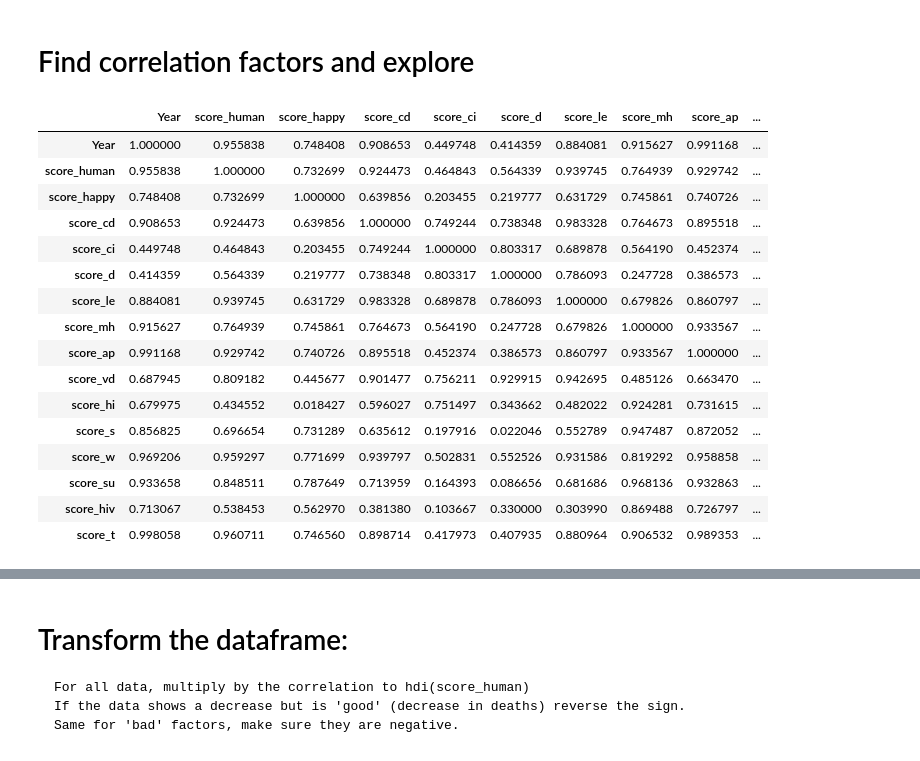
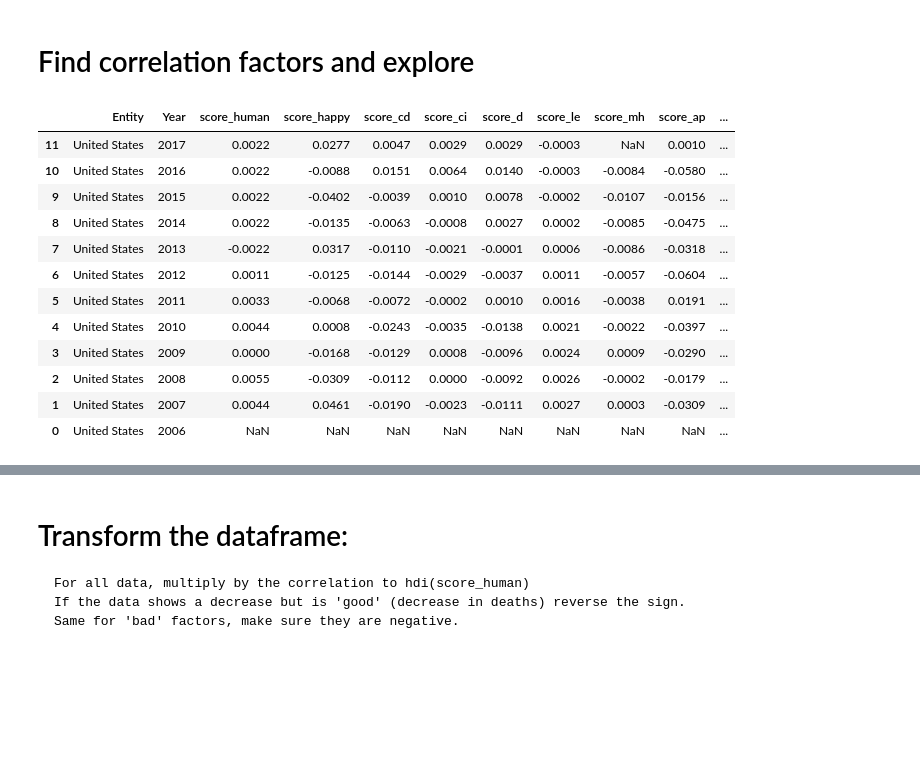
Before and after one commit to brendagutman/USA_Prosperity, a Jupyter notebook: Notebooks/usa_prosperity.ipynb, the cells around one changed output, grey strips where cells are left out. Cells and saved outputs as stored; diff of their text form; code cells hidden in the pictures; blank space fills up the shorter version.

```diff
--- a/Notebooks/usa_prosperity.ipynb
+++ b/Notebooks/usa_prosperity.ipynb
@@ -117,7 +289,9 @@ death_risk_san_clean = death_risk_san_clean[['Entity', 'Year','score_s']]
 # %%
 #filter and clean death by risk factor data - water
 death_risk_clean = death_risk[(death_risk['Code'] == 'USA')&(death_risk['Year'] >= 2006)&(death_risk['Year'] < 2018)]
-death_risk_clean = death_risk_clean.sort_values(['Year'], ascending = (False))
-death_risk_clean.insert(4, 'start_value_w', 399.898736)
+death_risk_clean = death_risk_clean.sort_values(['Year'], ascending = (True))
+#death_risk_clean.insert(4, 'start_value_w', 399.898736)
+death_risk_clean['start_value_w'] = (death_risk_clean['Deaths - Unsafe water source - Sex: Both - Age: All Ages (Number)'].shift(1))
 death_risk_clean['score_w'] = round((death_risk_clean['Deaths - Unsafe water source - Sex: Both - Age: All Ages (Number)'] / death_risk_clean['start_value_w'])-1,4)
 death_risk_clean = death_risk_clean[['Entity', 'Year','score_w']]
+death_risk_clean
@@ -124,7 +312,9 @@ death_risk_clean = death_risk_clean[['Entity', 'Year','score_w']]
 # %%
 #filter and clean death by suicide
 suicide_clean = suicide[(suicide['Code'] == 'USA')&(suicide['Year'] >= 2006)&(suicide['Year'] < 2018)]
-suicide_clean = suicide_clean.sort_values(['Year'], ascending = (False))
-suicide_clean.insert(4, 'start_value_su', 11.633350	)
+suicide_clean = suicide_clean.sort_values(['Year'], ascending = (True))
+#suicide_clean.insert(4, 'start_value_su', 11.633350	)
+suicide_clean['start_value_su'] = (suicide_clean['Deaths - Self-harm - Sex: Both - Age: Age-standardized (Rate)'].shift(1))
 suicide_clean['score_su'] = round((suicide_clean['Deaths - Self-harm - Sex: Both - Age: Age-standardized (Rate)'] / suicide_clean['start_value_su'])-1,4)
 suicide_clean = suicide_clean[['Entity', 'Year','score_su']]
+suicide_clean
@@ -131,7 +335,9 @@ suicide_clean = suicide_clean[['Entity', 'Year','score_su']]
 # %%
 #filter and clean death by HIV/AIDS
 inf_disease_clean = inf_disease[(inf_disease['Code'] == 'USA')&(inf_disease['Year'] >= 2006)&(inf_disease['Year'] < 2018)]
-inf_disease_clean = inf_disease_clean.sort_values(['Year'], ascending = (False))
+inf_disease_clean = inf_disease_clean.sort_values(['Year'], ascending = (True))
 inf_disease_clean.insert(4, 'start_value_hiv', 43422.086238)
+inf_disease_clean['start_value_hiv'] = (inf_disease_clean['Incidence - HIV/AIDS - Sex: Both - Age: All Ages (Number)'].shift(1))
 inf_disease_clean['score_hiv'] = round((inf_disease_clean['Incidence - HIV/AIDS - Sex: Both - Age: All Ages (Number)'] / inf_disease_clean['start_value_hiv'])-1,4)
 inf_disease_clean = inf_disease_clean[['Entity', 'Year','score_hiv']]
+inf_disease_clean
@@ -138,7 +358,9 @@ inf_disease_clean = inf_disease_clean[['Entity', 'Year','score_hiv']]
 # %%
 #filter and clean death by TB
 inf_disease_t_clean = inf_disease[(inf_disease['Code'] == 'USA')&(inf_disease['Year'] >= 2006)&(inf_disease['Year'] < 2018)]
-inf_disease_t_clean = inf_disease_t_clean.sort_values(['Year'], ascending = (False))
-inf_disease_t_clean.insert(4, 'start_value_t', 11464.262352)
+inf_disease_t_clean = inf_disease_t_clean.sort_values(['Year'], ascending = (True))
+#inf_disease_t_clean.insert(4, 'start_value_t', 11464.262352)
+inf_disease_t_clean['start_value_t'] = (inf_disease_t_clean['Incidence - Tuberculosis - Sex: Both - Age: All Ages (Number)'].shift(1))
 inf_disease_t_clean['score_t'] = round((inf_disease_t_clean['Incidence - Tuberculosis - Sex: Both - Age: All Ages (Number)'] / inf_disease_t_clean['start_value_t'])-1,4)
 inf_disease_t_clean = inf_disease_t_clean[['Entity', 'Year','score_t']]
+inf_disease_t_clean
@@ -171,25 +407,21 @@ df_merged = df_merged.sort_values(['Year'], ascending = (False))
 # %%
 df_corr = df_merged.corr()
 df_corr = abs(df_corr)
-df_corr
+df_merged
 # %% [output]
-|  | Year | score_human | score_happy | score_cd | score_ci | score_d | score_le | score_mh | score_ap | ... |
-| Year | 1.000000 | 0.955838 | 0.748408 | 0.908653 | 0.449748 | 0.414359 | 0.884081 | 0.915627 | 0.991168 | ... |
-| score_human | 0.955838 | 1.000000 | 0.732699 | 0.924473 | 0.464843 | 0.564339 | 0.939745 | 0.764939 | 0.929742 | ... |
-| score_happy | 0.748408 | 0.732699 | 1.000000 | 0.639856 | 0.203455 | 0.219777 | 0.631729 | 0.745861 | 0.740726 | ... |
-| score_cd | 0.908653 | 0.924473 | 0.639856 | 1.000000 | 0.749244 | 0.738348 | 0.983328 | 0.764673 | 0.895518 | ... |
-| score_ci | 0.449748 | 0.464843 | 0.203455 | 0.749244 | 1.000000 | 0.803317 | 0.689878 | 0.564190 | 0.452374 | ... |
-| score_d | 0.414359 | 0.564339 | 0.219777 | 0.738348 | 0.803317 | 1.000000 | 0.786093 | 0.247728 | 0.386573 | ... |
-| score_le | 0.884081 | 0.939745 | 0.631729 | 0.983328 | 0.689878 | 0.786093 | 1.000000 | 0.679826 | 0.860797 | ... |
-| score_mh | 0.915627 | 0.764939 | 0.745861 | 0.764673 | 0.564190 | 0.247728 | 0.679826 | 1.000000 | 0.933567 | ... |
-| score_ap | 0.991168 | 0.929742 | 0.740726 | 0.895518 | 0.452374 | 0.386573 | 0.860797 | 0.933567 | 1.000000 | ... |
-| score_vd | 0.687945 | 0.809182 | 0.445677 | 0.901477 | 0.756211 | 0.929915 | 0.942695 | 0.485126 | 0.663470 | ... |
-| score_hi | 0.679975 | 0.434552 | 0.018427 | 0.596027 | 0.751497 | 0.343662 | 0.482022 | 0.924281 | 0.731615 | ... |
-| score_s | 0.856825 | 0.696654 | 0.731289 | 0.635612 | 0.197916 | 0.022046 | 0.552789 | 0.947487 | 0.872052 | ... |
-| score_w | 0.969206 | 0.959297 | 0.771699 | 0.939797 | 0.502831 | 0.552526 | 0.931586 | 0.819292 | 0.958858 | ... |
-| score_su | 0.933658 | 0.848511 | 0.787649 | 0.713959 | 0.164393 | 0.086656 | 0.681686 | 0.968136 | 0.932863 | ... |
-| score_hiv | 0.713067 | 0.538453 | 0.562970 | 0.381380 | 0.103667 | 0.330000 | 0.303990 | 0.869488 | 0.726797 | ... |
-| score_t | 0.998058 | 0.960711 | 0.746560 | 0.898714 | 0.417973 | 0.407935 | 0.880964 | 0.906532 | 0.989353 | ... |
+|  | Entity | Year | score_human | score_happy | score_cd | score_ci | score_d | score_le | score_mh | score_ap | ... |
+| 11 | United States | 2017 | 0.0022 | 0.0277 | 0.0047 | 0.0029 | 0.0029 | -0.0003 | NaN | 0.0010 | ... |
+| 10 | United States | 2016 | 0.0022 | -0.0088 | 0.0151 | 0.0064 | 0.0140 | -0.0003 | -0.0084 | -0.0580 | ... |
+| 9 | United States | 2015 | 0.0022 | -0.0402 | -0.0039 | 0.0010 | 0.0078 | -0.0002 | -0.0107 | -0.0156 | ... |
+| 8 | United States | 2014 | 0.0022 | -0.0135 | -0.0063 | -0.0008 | 0.0027 | 0.0002 | -0.0085 | -0.0475 | ... |
+| 7 | United States | 2013 | -0.0022 | 0.0317 | -0.0110 | -0.0021 | -0.0001 | 0.0006 | -0.0086 | -0.0318 | ... |
+| 6 | United States | 2012 | 0.0011 | -0.0125 | -0.0144 | -0.0029 | -0.0037 | 0.0011 | -0.0057 | -0.0604 | ... |
+| 5 | United States | 2011 | 0.0033 | -0.0068 | -0.0072 | -0.0002 | 0.0010 | 0.0016 | -0.0038 | 0.0191 | ... |
+| 4 | United States | 2010 | 0.0044 | 0.0008 | -0.0243 | -0.0035 | -0.0138 | 0.0021 | -0.0022 | -0.0397 | ... |
+| 3 | United States | 2009 | 0.0000 | -0.0168 | -0.0129 | 0.0008 | -0.0096 | 0.0024 | 0.0009 | -0.0290 | ... |
+| 2 | United States | 2008 | 0.0055 | -0.0309 | -0.0112 | 0.0000 | -0.0092 | 0.0026 | -0.0002 | -0.0179 | ... |
+| 1 | United States | 2007 | 0.0044 | 0.0461 | -0.0190 | -0.0023 | -0.0111 | 0.0027 | 0.0003 | -0.0309 | ... |
+| 0 | United States | 2006 | NaN | NaN | NaN | NaN | NaN | NaN | NaN | NaN | ... |
 # %%
 plt.figure(figsize = (20,15))
 
```
Also changed, not shown: parts of 22 cells of this notebook, 25 other files.
